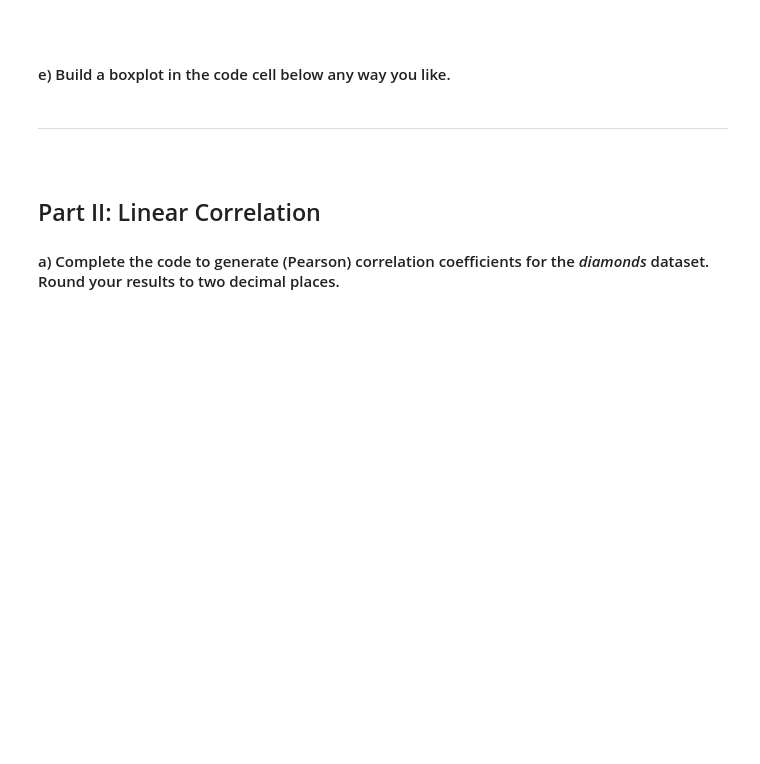
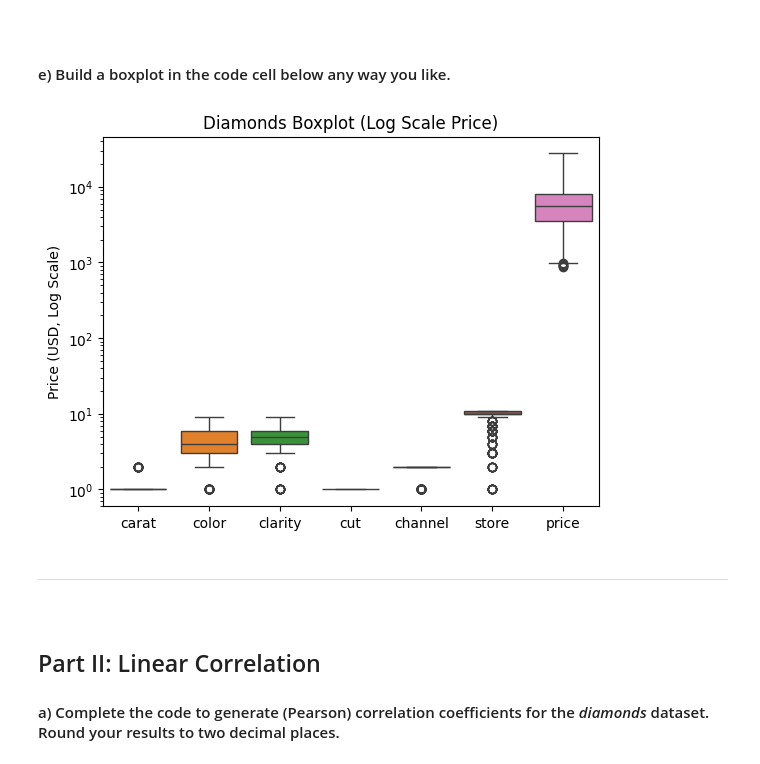
Before and after one commit to Knowasiak/A2_World_Region_Analysis, a Jupyter notebook: Script 03 - Exploratory Data Analysis - Guided.ipynb, the cells around one changed output. Drawn from its saved outputs; the diff is of its cells as text; code cells hidden in the pictures; blank space fills up the shorter version.

```diff
--- a/Script 03 - Exploratory Data Analysis - Guided.ipynb
+++ b/Script 03 - Exploratory Data Analysis - Guided.ipynb
@@ -206,12 +227,15 @@ help(sns.boxplot)
 <h4>e) Build a boxplot in the code cell below any way you like.</h4>
 # %%
 # have fun!
-____.____(____) # DataFrame where features exist
+sns.boxplot(diamonds, log_scale=True) # DataFrame where features exist
 
 
 # formatting and displaying the plot
-plt.title(label = '____')
+plt.title(label = 'Diamonds Boxplot (Log Scale Price)')
+plt.ylabel('Price (USD, Log Scale)')
 plt.show()
+# %% [output]
+[figure, added]
 # %% [markdown]
 <hr style="height:.9px;border:none;color:#333;background-color:#333;" />
 <br>
```
Also changed, not shown: parts of 4 cells of this notebook.
